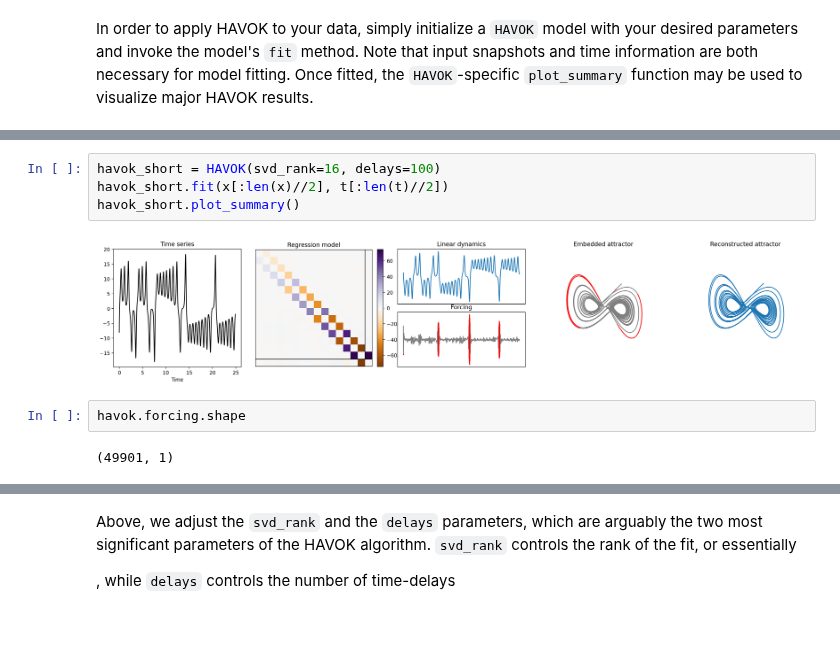
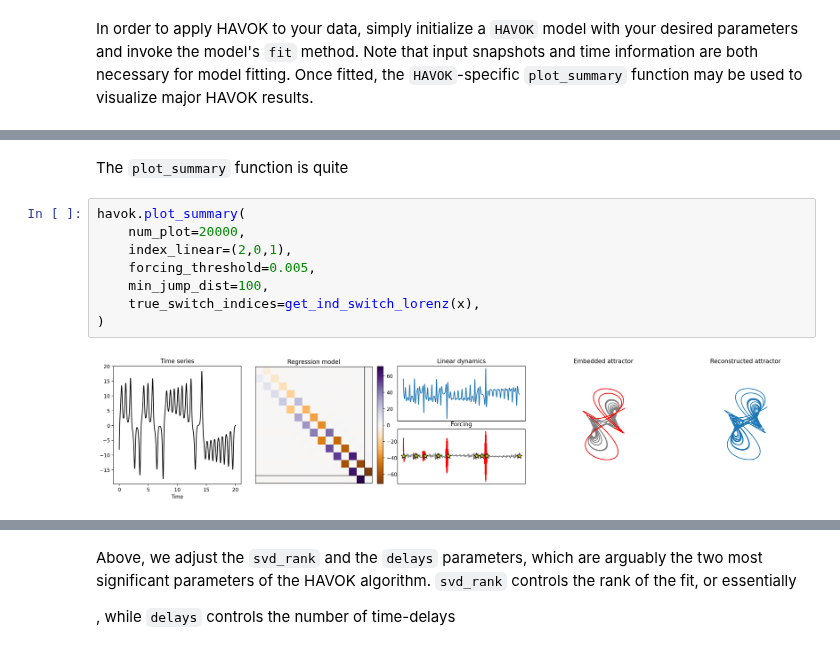
Before and after one commit to PyDMD/PyDMD, a Jupyter notebook: tutorials/tutorial19/tutorial-19-havok.ipynb, the cells around one changed output, grey strips where cells are left out. Saved outputs shown, nothing was run; the diff lists cells and outputs as text.

```diff
--- a/tutorials/tutorial19/tutorial-19-havok.ipynb
+++ b/tutorials/tutorial19/tutorial-19-havok.ipynb
@@ -124,10 +113,12 @@ plt.show()
-# %%
-havok_short = HAVOK(svd_rank=16, delays=100)
-havok_short.fit(x[:len(x)//2], t[:len(t)//2])
-havok_short.plot_summary()
-# %% [output]
-[figure, removed]
-# %%
-havok.forcing.shape
-# %% [output]
-(49901, 1)
+# %% [markdown]
+The `plot_summary` function is quite
+# %%
+havok.plot_summary(
+    num_plot=20000,
+    index_linear=(2,0,1),
+    forcing_threshold=0.005,
+    min_jump_dist=100,
+    true_switch_indices=get_ind_switch_lorenz(x),
+)
+# %% [output]
+[figure, added]
```
Also changed, not shown: parts of 15 cells of this notebook, 2 other files.
